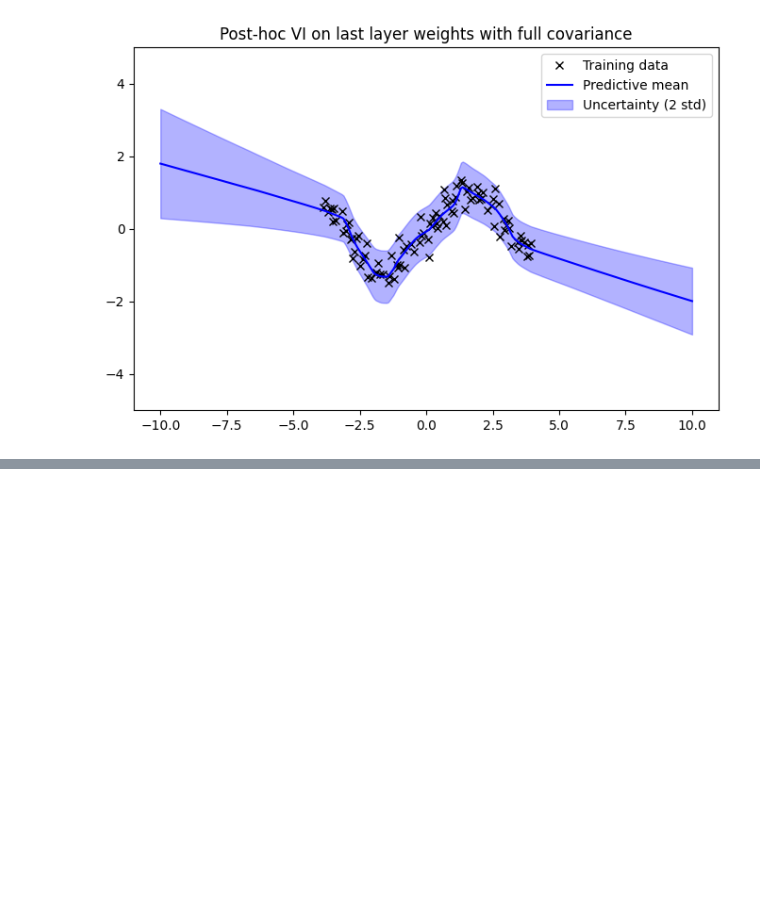
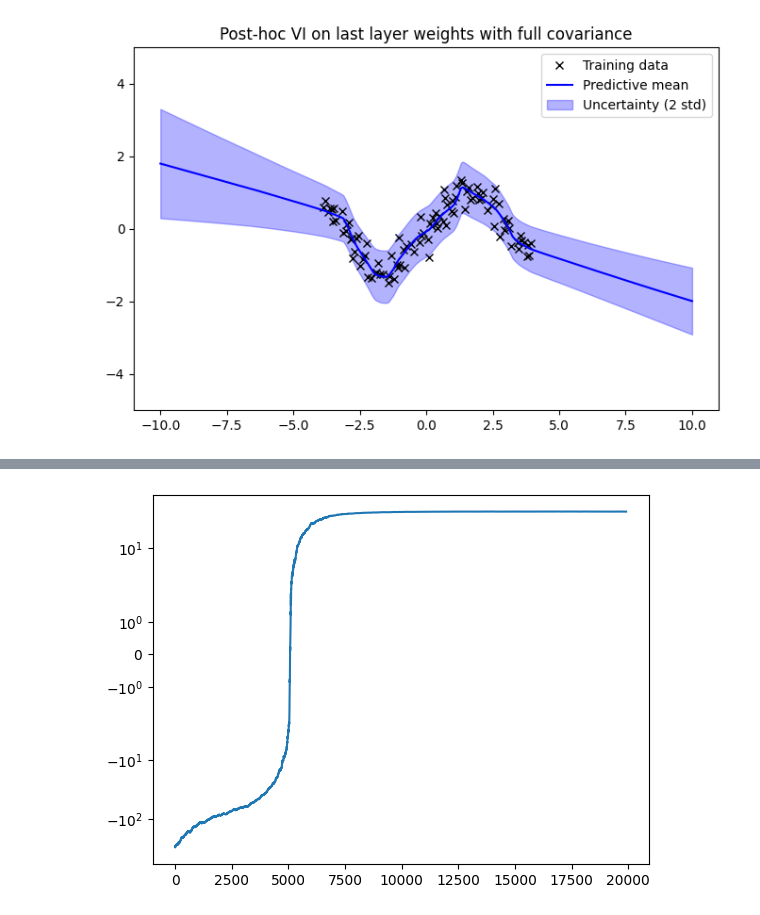
Before and after one commit to clarahoffmann/last-layer-inf, a Jupyter notebook: src/vi.ipynb, the cells around one changed output, grey strips where cells are left out. Saved outputs shown, nothing was run; the diff lists cells and outputs as text; code cells hidden in the pictures; blank space fills up the shorter version.

```diff
--- a/src/vi.ipynb
+++ b/src/vi.ipynb
@@ -677,5 +613,46 @@ num_epochs = 30000
 sigma_eps_sq = sigma_eps**2
 N, L = Psi.shape
+# %%
+def kl_w_vectorized(mu_samples, Sigma_q, tau_sq_samples):
+    """
+    mu_samples: shape [S, L] (sampled w's)
+    Sigma_q: shape [L, L] (covariance of q(w))
+    tau_sq_samples: shape [S] (sampled tau^2)
+    """
+    L = Sigma_q.shape[0]
+
+    # log determinant of Sigma_q
+    logdet_Sigma = torch.logdet(Sigma_q + 1e-5 * torch.eye(L))
+
+    # trace of Sigma_q / tau_sq_samples
+    trace_term = torch.trace(Sigma_q) / tau_sq_samples
+    mu_norm_sq = torch.sum(mu_samples**2, dim=1) / tau_sq_samples
+    log_tau_sq = torch.log(tau_sq_samples)
+
+    kl = 0.5 * (trace_term + mu_norm_sq - L + L * log_tau_sq - logdet_Sigma)
+
+    return kl.mean()
+
+
+def q_log_pdf_lognormal(x_samples, mu_log, log_var_log):
+    var_log = torch.exp(log_var_log)
+    log_x = torch.log(x_samples)
+    log_pdf = -log_x - 0.5 * torch.log(2 * torch.pi * var_log) - (log_x - mu_log)**2 / (2 * var_log)
+    return log_pdf  # shape [S]
+
+def log_p_sigma_eps_sq_ig(x, a_sigma, b_sigma):
+    log_prob = a_sigma * math.log(b_sigma) - torch.lgamma(torch.tensor(a_sigma)) \
+               - (a_sigma + 1) * torch.log(x) - b_sigma / x
+    return log_prob
+
+def kl_sigma_eps_sq(q_log_pdf, sigma_eps_sq_samples, a_sigma, b_sigma):
+    log_prior = log_p_sigma_eps_sq_ig(sigma_eps_sq_samples, a_sigma, b_sigma)
+    return (q_log_pdf - log_prior).mean()
+
+def kl_tau_sq(q_log_pdf, tau_sq_samples, a_tau, b_tau):
+    log_prior = a_tau * torch.log(torch.tensor(b_tau)) - torch.lgamma(torch.tensor(a_tau)) \
+                - (a_tau + 1) * torch.log(tau_sq_samples) - b_tau / tau_sq_samples
+    return (q_log_pdf - log_prior).mean()
 # %%
 elbos = []
 for epoch in range(num_epochs):
@@ -725,0 +725,5 @@ for epoch in range(num_epochs):
+# %%
+plt.plot(sliding_window_view(elbos, 100).mean(axis=1))
+plt.yscale('symlog')
+# %% [output]
+[figure, added]
```
Also changed, not shown: parts of 8 cells of this notebook.
